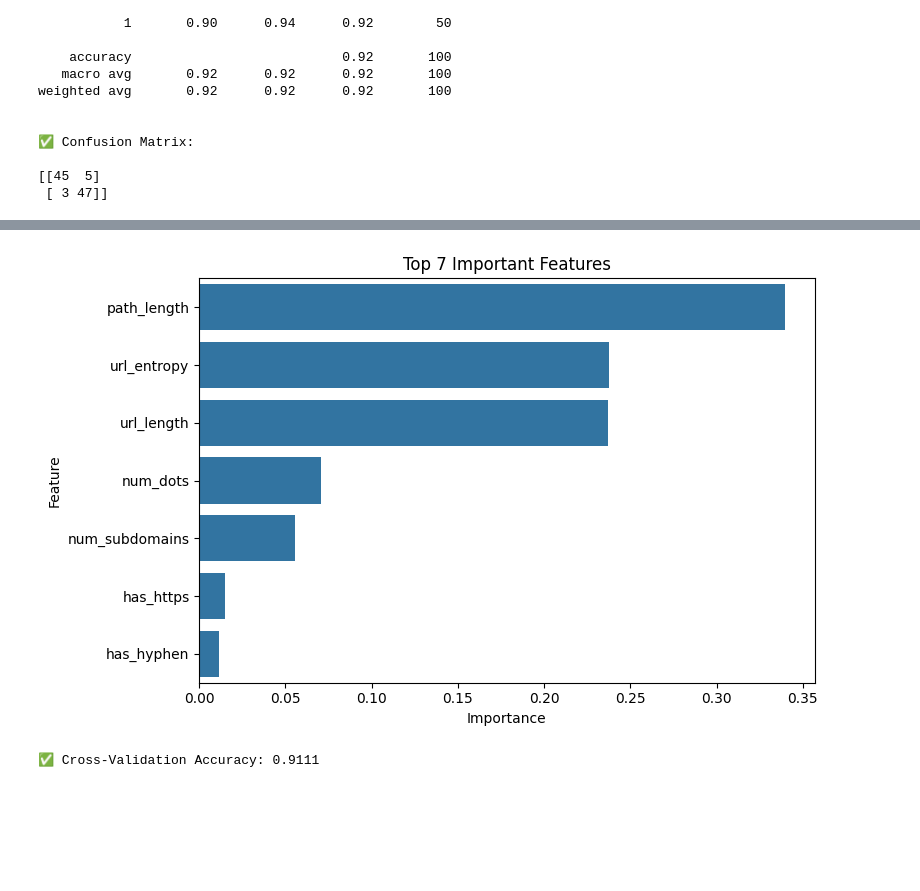
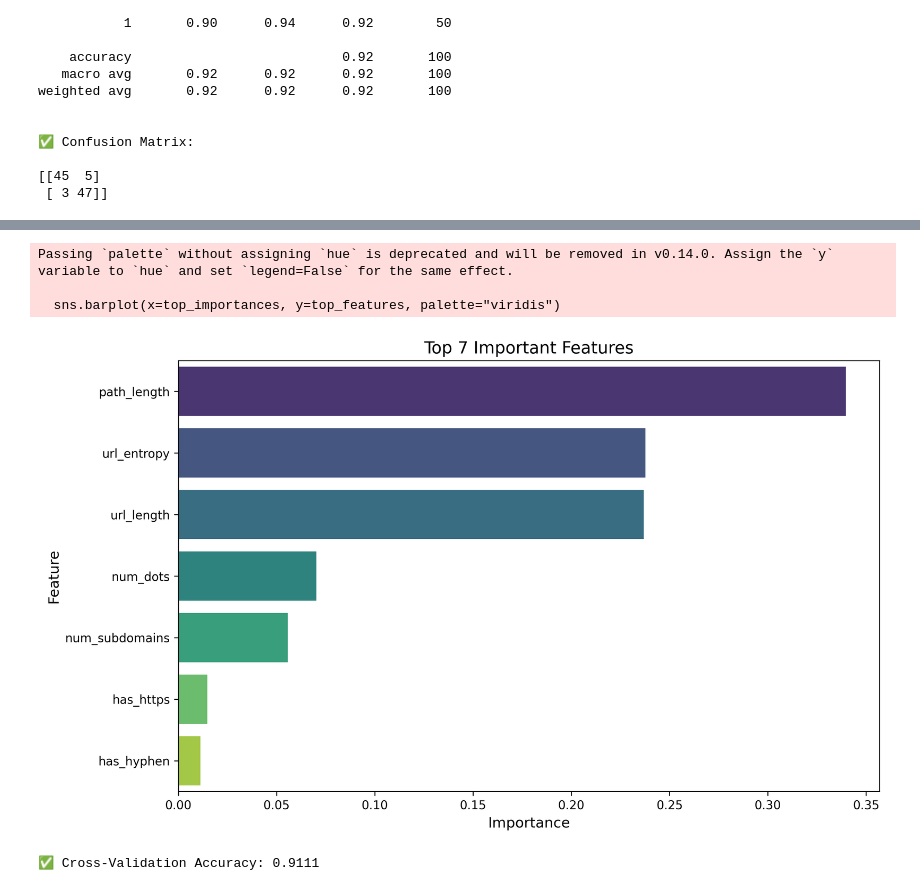
Before and after one commit to SShyamkumar4644/Phishing_Rule_Analysis, a Jupyter notebook: Phishing_URL_Analysis.ipynb, the cells around one changed output, grey strips where cells are left out. Drawn from its saved outputs; the diff is of its cells as text; code cells hidden in the pictures; blank space fills up the shorter version.

```diff
--- a/Phishing_URL_Analysis.ipynb
+++ b/Phishing_URL_Analysis.ipynb
@@ -69,24 +94,30 @@ weighted avg       0.92      0.92      0.92       100
 # %%
 # Step 9: Feature Importance (Top 7 only)
 importances = model.feature_importances_
 feat_names = X.columns
 sorted_idx = np.argsort(importances)[::-1]
 
 # Extract top 7
 top_n = 7
 top_features = feat_names[sorted_idx][:top_n]
 top_importances = importances[sorted_idx][:top_n]
 
 # Plot top 7
-plt.figure(figsize=(8,5))
-sns.barplot(x=top_importances, y=top_features)
-plt.title("Top 7 Important Features")
-plt.xlabel("Importance")
-plt.ylabel("Feature")
+plt.figure(figsize=(10, 6), dpi=300)  # High DPI for high-quality
+sns.barplot(x=top_importances, y=top_features, palette="viridis")
+plt.title("Top 7 Important Features", fontsize=14)
+plt.xlabel("Importance", fontsize=12)
+plt.ylabel("Feature", fontsize=12)
 plt.tight_layout()
+
+# Save as high-res PNG
+plt.savefig("top7_feature_importance.png", dpi=300)  # You can also try 'svg' or 'pdf' format
 plt.show()
 # %% [output]
+Passing `palette` without assigning `hue` is deprecated and will be removed in v0.14.0. Assign the `y` variable to `hue` and set `legend=False` for the same effect.
+
+  sns.barplot(x=top_importances, y=top_features, palette="viridis")
-[figure, old version]
+[figure, new version]
 # %%
 # Step 10 (Optional): Cross-validation Accuracy
 scores = cross_val_score(model, X, y, cv=5)
```
Also changed, not shown: parts of 1 cell of this notebook, 1 other file.
